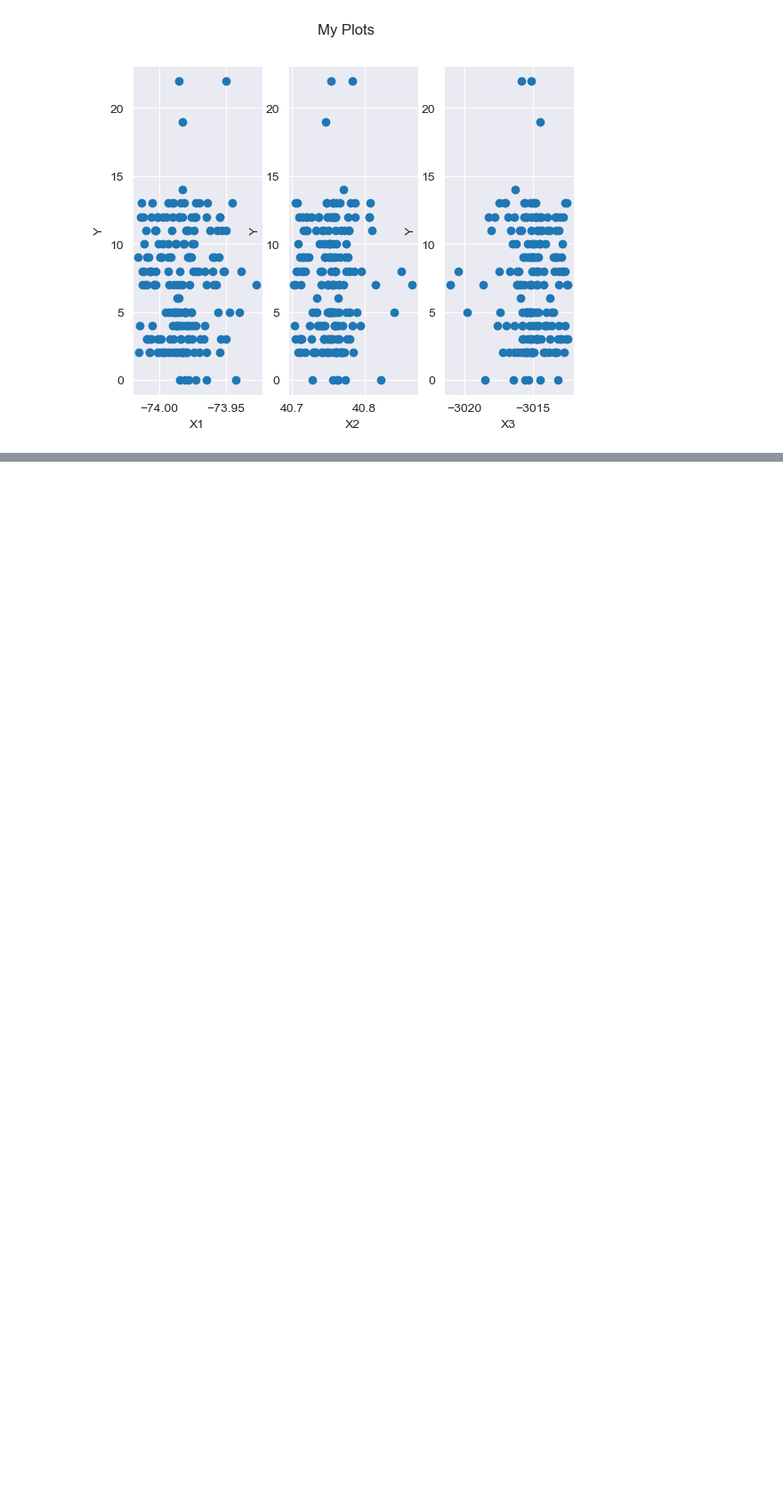
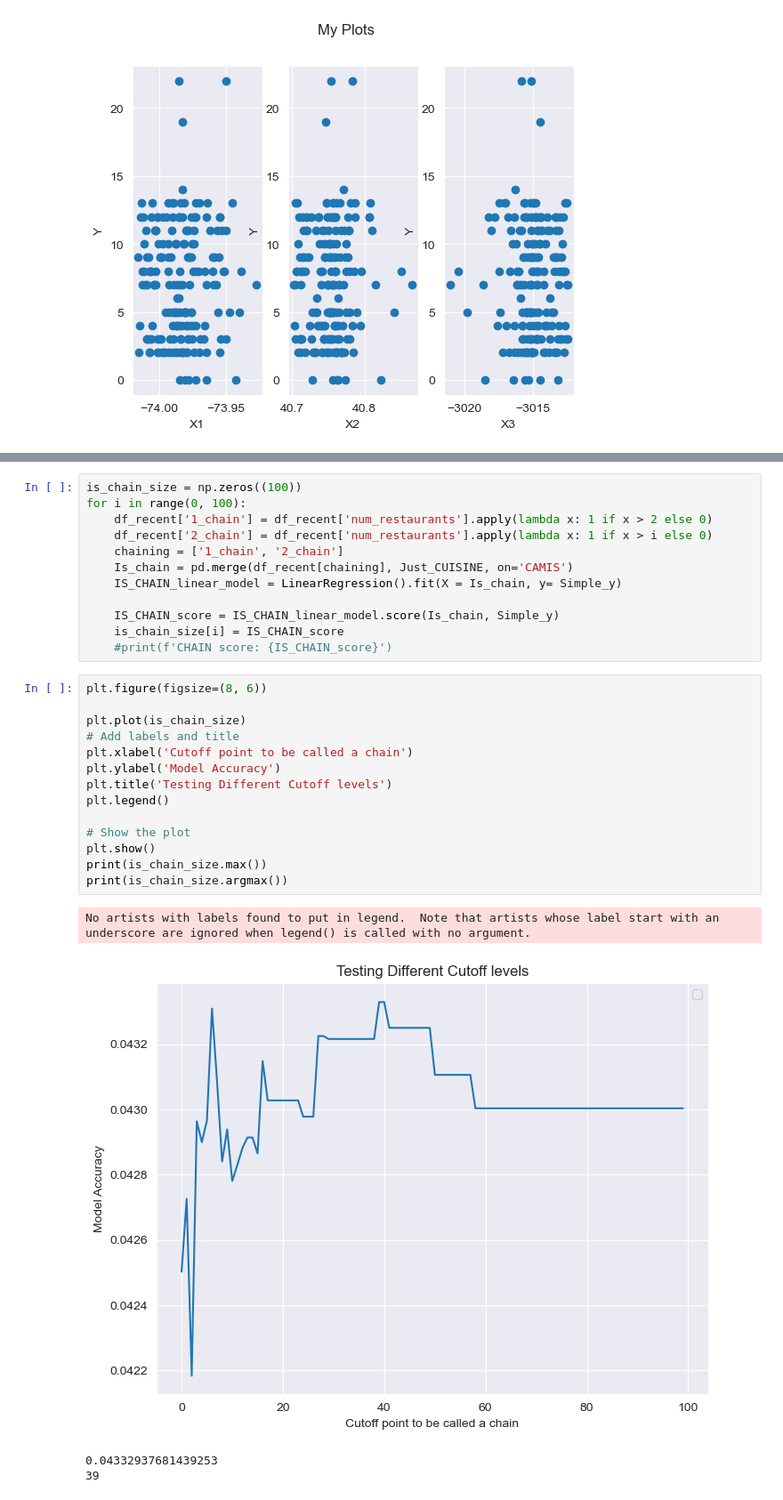
Before and after one commit to JacobMinkin/NYC_Restaurant_Health_Inspection, a Jupyter notebook: Project_2_Manhattan.ipynb, the cells around one changed output, grey strips where cells are left out. Shown at 89% size. Cells and saved outputs as stored; diff of their text form; blank space fills up the shorter version.

```diff
--- a/Project_2_Manhattan.ipynb
+++ b/Project_2_Manhattan.ipynb
@@ -622,0 +713,31 @@ plt.show()
+# %%
+is_chain_size = np.zeros((100))
+for i in range(0, 100):
+    df_recent['1_chain'] = df_recent['num_restaurants'].apply(lambda x: 1 if x > 2 else 0)
+    df_recent['2_chain'] = df_recent['num_restaurants'].apply(lambda x: 1 if x > i else 0)
+    chaining = ['1_chain', '2_chain']
+    Is_chain = pd.merge(df_recent[chaining], Just_CUISINE, on='CAMIS')
+    IS_CHAIN_linear_model = LinearRegression().fit(X = Is_chain, y= Simple_y)
+
+    IS_CHAIN_score = IS_CHAIN_linear_model.score(Is_chain, Simple_y)
+    is_chain_size[i] = IS_CHAIN_score
+    #print(f'CHAIN score: {IS_CHAIN_score}')
+# %%
+plt.figure(figsize=(8, 6))
+
+plt.plot(is_chain_size)
+# Add labels and title
+plt.xlabel('Cutoff point to be called a chain')
+plt.ylabel('Model Accuracy')
+plt.title('Testing Different Cutoff levels')
+plt.legend()
+
+# Show the plot
+plt.show()
+print(is_chain_size.max())
+print(is_chain_size.argmax())
+# %% [output]
+No artists with labels found to put in legend.  Note that artists whose label start with an underscore are ignored when legend() is called with no argument.
+[figure, added]
+0.04332937681439253
+39
```
Also changed, not shown: parts of 6 cells of this notebook.
